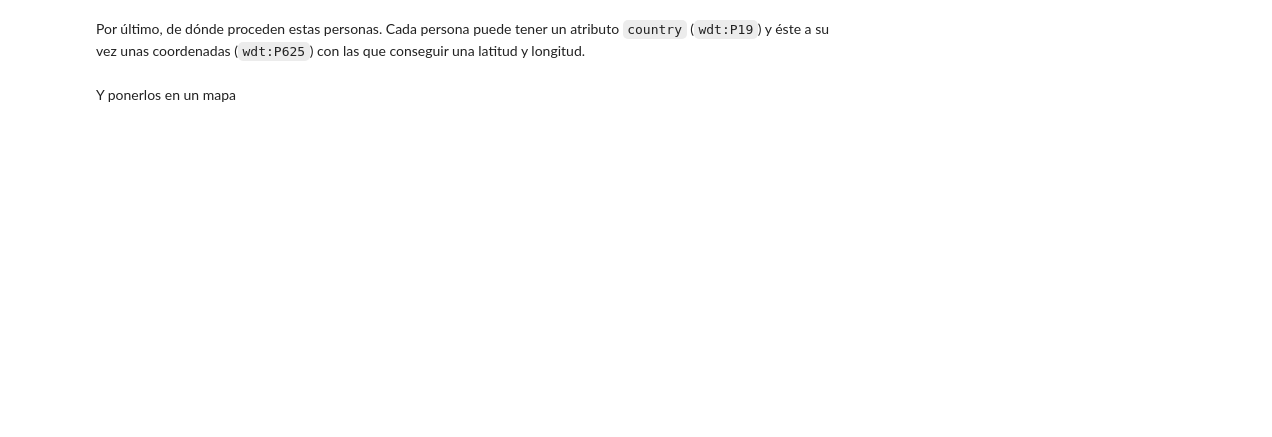
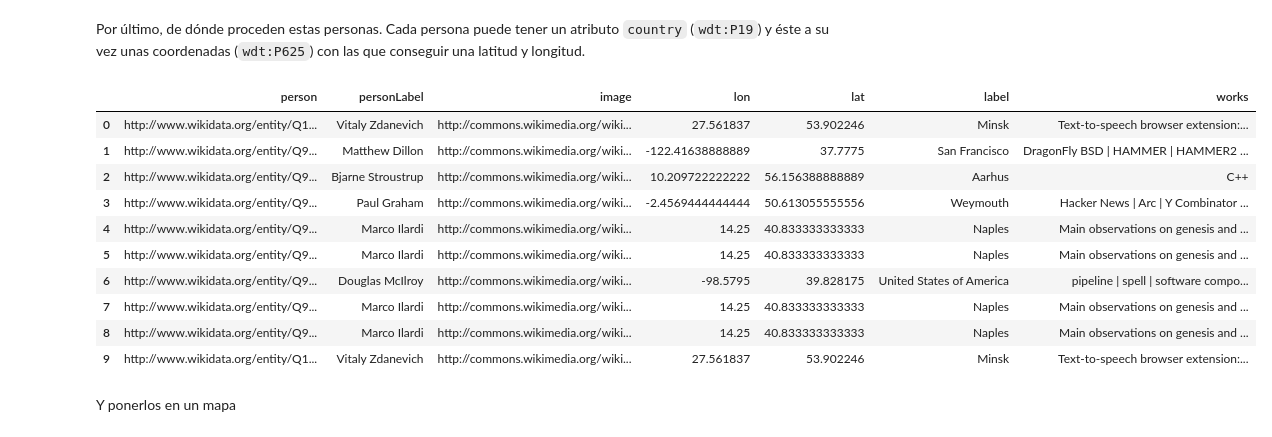
Before and after one commit to pfreezv/UOC, a Jupyter notebook: Tipología y fuentes de datos/pec 4/entrega/TyFdDd_PEC4_alan_coila_bustinza.ipynb, the cells around one changed output. Drawn from its saved outputs; the diff is of its cells as text; code cells hidden in the pictures; blank space fills up the shorter version.

```diff
--- a/Tipología y fuentes de datos/pec 4/entrega/TyFdDd_PEC4_alan_coila_bustinza.ipynb
+++ b/Tipología y fuentes de datos/pec 4/entrega/TyFdDd_PEC4_alan_coila_bustinza.ipynb
@@ -566,29 +558,47 @@ HTML(df.dropna().head(5).to_html(formatters={'': image_formatter}, # TODO: selec
 Por último, de dónde proceden estas personas. Cada persona puede tener un atributo `country` (`wdt:P19`) y éste a su vez unas coordenadas (`wdt:P625`) con las que conseguir una latitud y longitud.
 # %%
 q = '''
-SELECT DISTINCT ?person ?personLabel ?image ?lat ?lon
+SELECT DISTINCT ?person ?personLabel ?image ?lat ?lon ?label
+(GROUP_CONCAT(DISTINCT ?workLabel ;separator=" | ") as ?works)
 
 WHERE {
-  ?person wdt:P106 wd:Q5482740.
-  ?person                     .  # TODO : obtener el nombre de la persona
-  ?person                     .  # TODO
+    ?person wdt:P106 wd:Q5482740;
+          rdfs:label  ?personLabel;
+          wdt:P800    ?work;
+          wdt:P18     ?image;
+          wdt:P19     ?country.
+    ?country rdfs:label ?label.
+    ?country p:P625 ?coordinate.
+    ?coordinate ps:P625 ?coord.
+    ?coordinate psv:P625 ?coordinate_node.
+    ?coordinate_node wikibase:geoLongitude ?lon.
+    ?coordinate_node wikibase:geoLatitude ?lat.
+
+    ?work rdfs:label  ?workLabel.
 
 
-                        ?image # TODO
-
-    # TODO
-
-
-  FILTER (  )  # TODO: filtrar por 1 solo idioma
-  FILTER (  )    # TODO: filtrar por 1 solo idioma
-  FILTER (  )
+  FILTER (LANG(?personLabel)="en" )  # TODO: filtrar por 1 solo idioma
+  FILTER (LANG(?workLabel)="en" )    # TODO: filtrar por 1 solo idioma
+  FILTER (LANG(?label)="en" )
 
 }
-# TODO
+GROUP BY ?person ?personLabel ?image ?lon ?lat ?label
 '''
 
 df = dataframe_results (wd_sparql, '', q)
 df.head(10)
+# %% [output]
+|  | person | personLabel | image | lon | lat | label | works |
+| 0 | http://www.wikidata.org/entity/Q1... | Vitaly Zdanevich | http://commons.wikimedia.org/wiki... | 27.561837 | 53.902246 | Minsk | Text-to-speech browser extension:... |
+| 1 | http://www.wikidata.org/entity/Q9... | Matthew Dillon | http://commons.wikimedia.org/wiki... | -122.41638888889 | 37.7775 | San Francisco | DragonFly BSD | HAMMER | HAMMER2 ... |
+| 2 | http://www.wikidata.org/entity/Q9... | Bjarne Stroustrup | http://commons.wikimedia.org/wiki... | 10.209722222222 | 56.156388888889 | Aarhus | C++ |
+| 3 | http://www.wikidata.org/entity/Q9... | Paul Graham | http://commons.wikimedia.org/wiki... | -2.4569444444444 | 50.613055555556 | Weymouth | Hacker News | Arc | Y Combinator ... |
+| 4 | http://www.wikidata.org/entity/Q9... | Marco Ilardi | http://commons.wikimedia.org/wiki... | 14.25 | 40.833333333333 | Naples | Main observations on genesis and ... |
+| 5 | http://www.wikidata.org/entity/Q9... | Marco Ilardi | http://commons.wikimedia.org/wiki... | 14.25 | 40.833333333333 | Naples | Main observations on genesis and ... |
+| 6 | http://www.wikidata.org/entity/Q9... | Douglas McIlroy | http://commons.wikimedia.org/wiki... | -98.5795 | 39.828175 | United States of America | pipeline | spell | software compo... |
+| 7 | http://www.wikidata.org/entity/Q9... | Marco Ilardi | http://commons.wikimedia.org/wiki... | 14.25 | 40.833333333333 | Naples | Main observations on genesis and ... |
+| 8 | http://www.wikidata.org/entity/Q9... | Marco Ilardi | http://commons.wikimedia.org/wiki... | 14.25 | 40.833333333333 | Naples | Main observations on genesis and ... |
+| 9 | http://www.wikidata.org/entity/Q1... | Vitaly Zdanevich | http://commons.wikimedia.org/wiki... | 27.561837 | 53.902246 | Minsk | Text-to-speech browser extension:... |
 # %% [markdown]
 Y ponerlos en un mapa
 # %%
```
Also changed, not shown: parts of 5 cells of this notebook.
